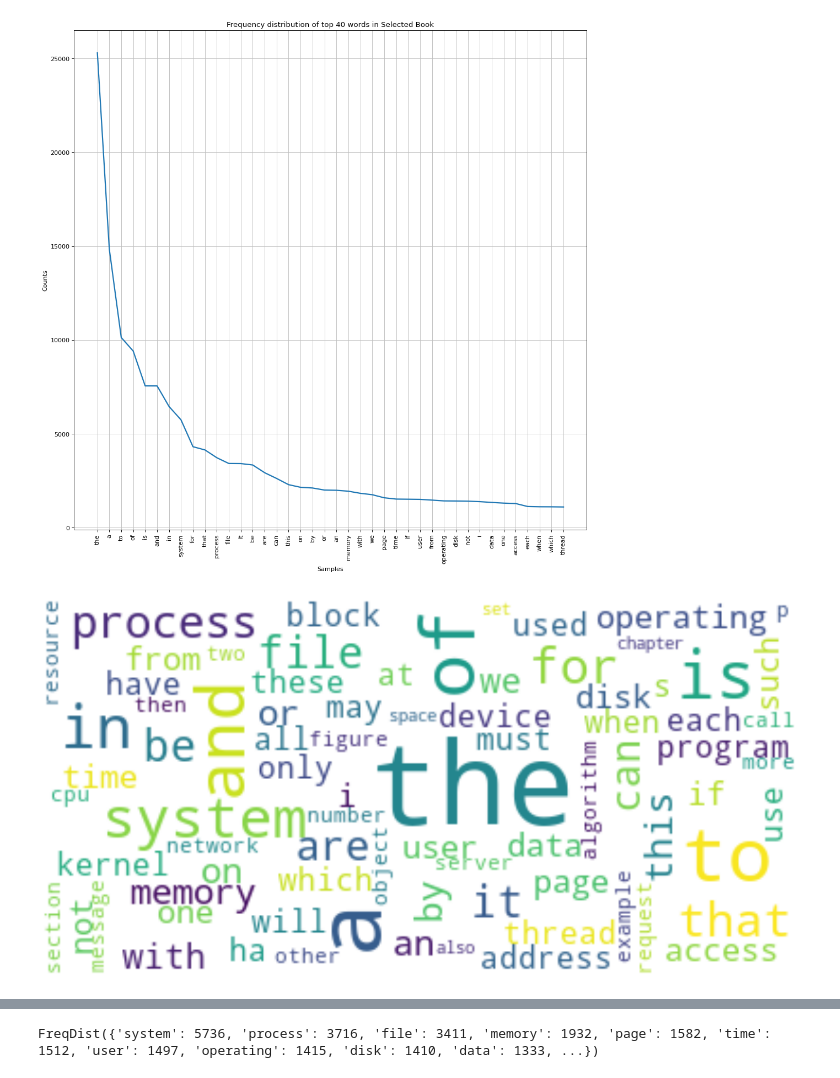
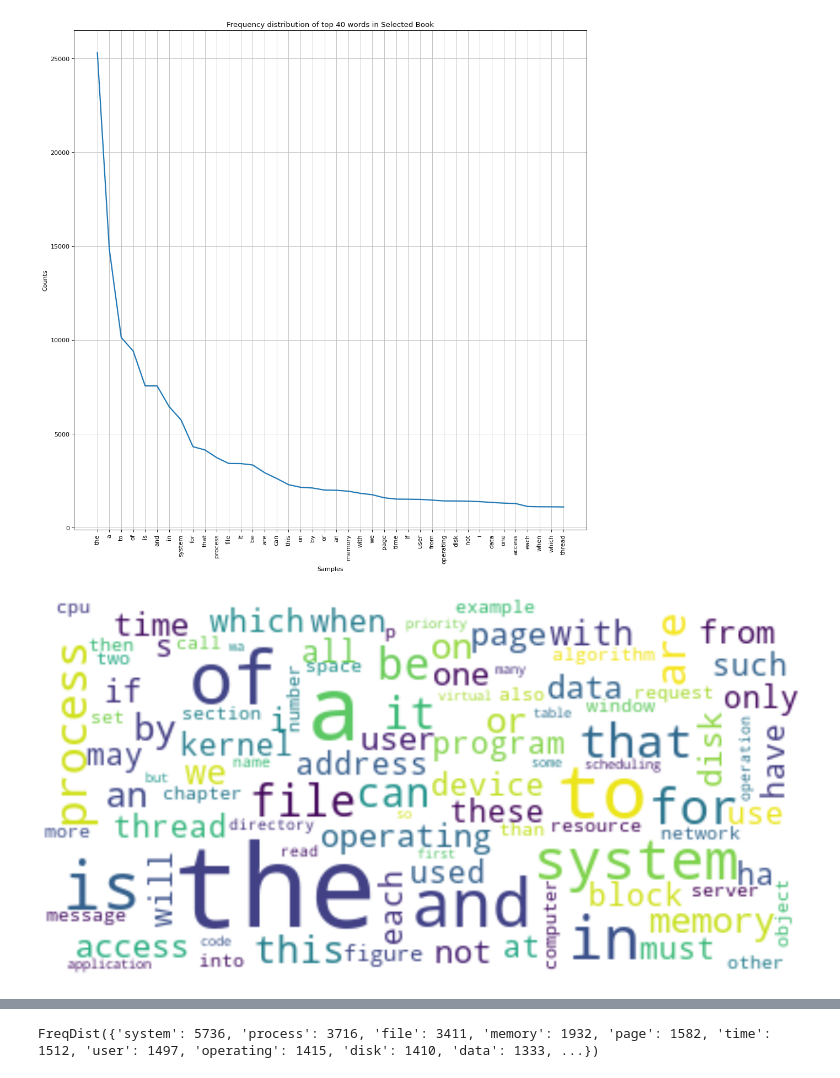
Before and after one commit to furiousluck/LaMDA, a Jupyter notebook: ROUND - 1/NLP_Round_1.ipynb, the cells around one changed output, grey strips where cells are left out. Saved outputs shown, nothing was run; the diff lists cells and outputs as text; code cells hidden in the pictures.

```diff
--- a/ROUND - 1/NLP_Round_1.ipynb
+++ b/ROUND - 1/NLP_Round_1.ipynb
@@ -89,13 +89,13 @@ freq_graph = T1_frequency_distribution.plot(40, title = "Frequency distribution
 # %%
 # Creating Word Cloud for the book
 dictionary = Counter(T1_frequency_distribution)
-cloud = WordCloud(max_font_size = 60, max_words = 80, background_color = "white").generate_from_frequencies(dictionary)
+cloud = WordCloud(max_font_size = 60, max_words = 100, background_color = "white").generate_from_frequencies(dictionary)
 plt.figure(figsize = (20, 20))
 plt.imshow(cloud, interpolation = 'bilinear')
 plt.axis('off')
 plt.show()
 # %% [output]
-[figure, old version]
+[figure, new version]
 # %%
 # Removing stopwords from T1
 remove_these = set(stopwords.words('english'))
```
Also changed, not shown: parts of 2 cells of this notebook.
